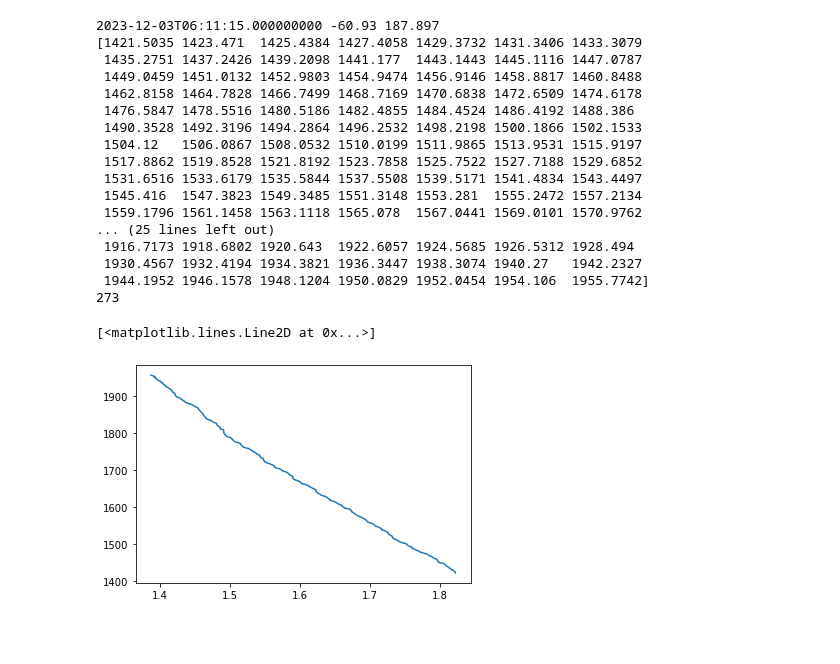
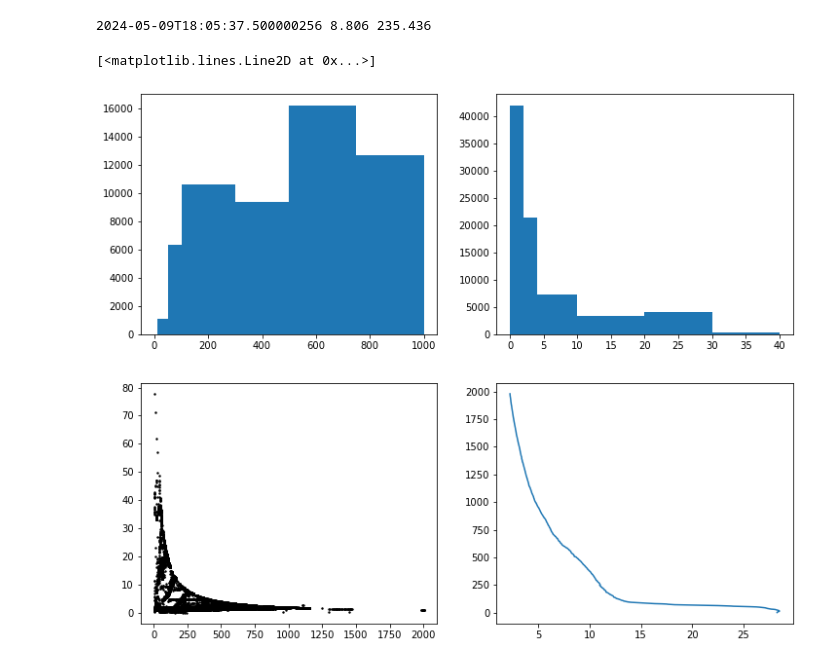
Before and after one commit to feiyulu/Diffusion_OceanDA, a Jupyter notebook: argo_check.ipynb, the cells around one changed output. Cells and saved outputs as stored; diff of their text form; code cells hidden in the pictures; blank space fills up the shorter version.

```diff
--- a/argo_check.ipynb
+++ b/argo_check.ipynb
@@ -6,9 +6,9 @@ import matplotlib.pyplot as plt
 import numpy as np
 from cartopy import crs as ccrs
 import seaborn
+rng = np.random.default_rng()
 
-years=range(2024,2025)
-
+year=2020
 data_dir = '/scratch/cimes/feiyul/Ocean_Data'
 # data_dir = '/collab1/data_untrusted/Feiyu.Lu/Ocean_Data'
 
@@ -18,10 +18,10 @@ model_zi = np.zeros(len(model_dz)+1)
 for i in range(1,len(model_dz)+1):
     model_zi[i] = model_dz[0:i].sum().values
 
-argo_obs_ds = xr.open_mfdataset(
-    [f'{data_dir}/obs_data/argo/argo_{year}.nc' for year in years])
+argo_obs_ds = xr.open_dataset(f'{data_dir}/obs_data/argo/argo_{year}.nc')
 # %%
 importlib.reload(data_types)
-argo_obs = data_types.argo(argo_obs_ds,nread=100000)
-len(argo_obs)
+print(len(argo_obs_ds.station_index))
+argo_obs = data_types.argo(argo_obs_ds,nread=100000,year=year)
+print(len(argo_obs))
 # %% [output]
@@ -54,26 +30,21 @@ plt.hist((argo_obs.max_depth-argo_obs.min_depth)/argo_obs.levels,[0,1,2,3,5,10,2
 # %%
-i=1249
+fig, axes = plt.subplots(2,2,figsize=(12,10))
+
+axes[0,0].hist(argo_obs.levels,[0,10,50,100,300,500,750,1000])
+
+axes[0,1].hist((argo_obs.max_depth-argo_obs.min_depth)/argo_obs.levels,[0,2,4,10,20,30,40])
+
+axes[1,0].scatter(
+    argo_obs.levels,
+    (argo_obs.max_depth-argo_obs.min_depth)/argo_obs.levels,
+    s=2,color='black')
+
+i = rng.integers(0,len(argo_obs))
 print(argo_obs.time[i],argo_obs.lat[i],argo_obs.lon[i])
-print(argo_obs.profiles[i].depth)
-print(argo_obs.profiles[i].levels)
-plt.plot(argo_obs.profiles[i].T, argo_obs.profiles[i].depth)
+# print(argo_obs.profiles[i].depth)
+# print(argo_obs.profiles[i].levels)
+axes[1,1].plot(argo_obs.profiles[i].T, argo_obs.profiles[i].depth)
 # %% [output]
-2023-12-03T06:11:15.000000000 -60.93 187.897
-[1421.5035 1423.471  1425.4384 1427.4058 1429.3732 1431.3406 1433.3079
- 1435.2751 1437.2426 1439.2098 1441.177  1443.1443 1445.1116 1447.0787
- 1449.0459 1451.0132 1452.9803 1454.9474 1456.9146 1458.8817 1460.8488
- 1462.8158 1464.7828 1466.7499 1468.7169 1470.6838 1472.6509 1474.6178
- 1476.5847 1478.5516 1480.5186 1482.4855 1484.4524 1486.4192 1488.386
- 1490.3528 1492.3196 1494.2864 1496.2532 1498.2198 1500.1866 1502.1533
- 1504.12   1506.0867 1508.0532 1510.0199 1511.9865 1513.9531 1515.9197
- 1517.8862 1519.8528 1521.8192 1523.7858 1525.7522 1527.7188 1529.6852
- 1531.6516 1533.6179 1535.5844 1537.5508 1539.5171 1541.4834 1543.4497
- 1545.416  1547.3823 1549.3485 1551.3148 1553.281  1555.2472 1557.2134
- 1559.1796 1561.1458 1563.1118 1565.078  1567.0441 1569.0101 1570.9762
-... (25 lines left out)
- 1916.7173 1918.6802 1920.643  1922.6057 1924.5685 1926.5312 1928.494
- 1930.4567 1932.4194 1934.3821 1936.3447 1938.3074 1940.27   1942.2327
- 1944.1952 1946.1578 1948.1204 1950.0829 1952.0454 1954.106  1955.7742]
-273
+2024-05-09T18:05:37.500000256 8.806 235.436
 [<matplotlib.lines.Line2D at 0x...>]
-[figure, old version]
+[figure, new version]
```
Also changed, not shown: parts of 11 cells of this notebook, 2 other files.
